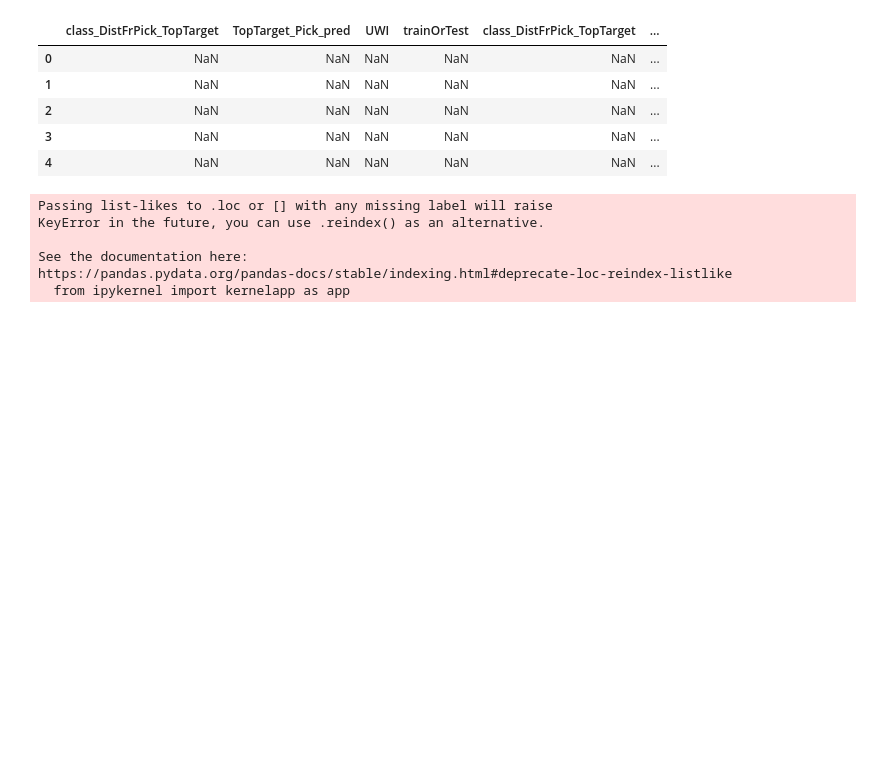
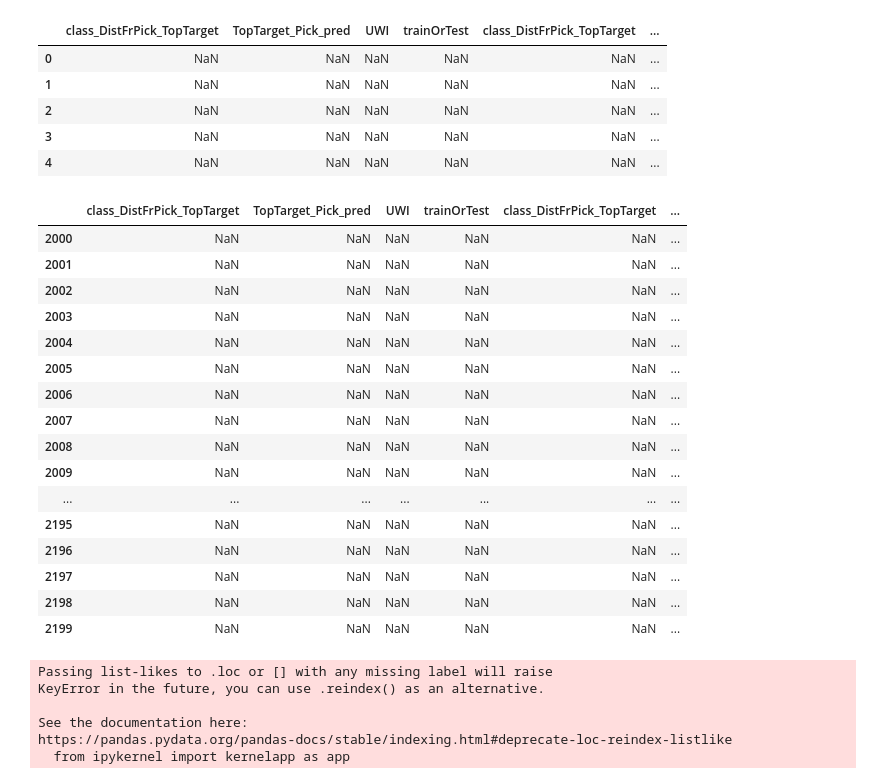
Before and after one commit to JustinGOSSES/MannvilleGroup_Strat_Hackathon, a Jupyter notebook: notebooks_2018/modular_redo/Machine_Learning/Machine_Learning_PostSplit_vG_AfterAbstractAAPG_vB.ipynb, the cells around one changed output. Saved outputs shown, nothing was run; the diff lists cells and outputs as text; code cells hidden in the pictures; blank space fills up the shorter version.

```diff
--- a/notebooks_2018/modular_redo/Machine_Learning/Machine_Learning_PostSplit_vG_AfterAbstractAAPG_vB.ipynb
+++ b/notebooks_2018/modular_redo/Machine_Learning/Machine_Learning_PostSplit_vG_AfterAbstractAAPG_vB.ipynb
@@ -1279,6 +1288,26 @@ test_df_wRegDistDiffPred.head()
 | 2 | NaN | NaN | NaN | NaN | NaN | ... |
 | 3 | NaN | NaN | NaN | NaN | NaN | ... |
 | 4 | NaN | NaN | NaN | NaN | NaN | ... |
+# %%
+test_df_wRegDistDiffPred[2000:2200]
+# %% [output]
+|  | class_DistFrPick_TopTarget | TopTarget_Pick_pred | UWI | trainOrTest | class_DistFrPick_TopTarget | ... |
+| 2000 | NaN | NaN | NaN | NaN | NaN | ... |
+| 2001 | NaN | NaN | NaN | NaN | NaN | ... |
+| 2002 | NaN | NaN | NaN | NaN | NaN | ... |
+| 2003 | NaN | NaN | NaN | NaN | NaN | ... |
+| 2004 | NaN | NaN | NaN | NaN | NaN | ... |
+| 2005 | NaN | NaN | NaN | NaN | NaN | ... |
+| 2006 | NaN | NaN | NaN | NaN | NaN | ... |
+| 2007 | NaN | NaN | NaN | NaN | NaN | ... |
+| 2008 | NaN | NaN | NaN | NaN | NaN | ... |
+| 2009 | NaN | NaN | NaN | NaN | NaN | ... |
+| ... | ... | ... | ... | ... | ... | ... |
+| 2195 | NaN | NaN | NaN | NaN | NaN | ... |
+| 2196 | NaN | NaN | NaN | NaN | NaN | ... |
+| 2197 | NaN | NaN | NaN | NaN | NaN | ... |
+| 2198 | NaN | NaN | NaN | NaN | NaN | ... |
+| 2199 | NaN | NaN | NaN | NaN | NaN | ... |
 # %%
 def findMin_TopTarget_Pred_RegressionDistDiffPred_byWell(df_merges,ColToMin):
     idx = df_merges.loc[df_merges.groupby(["UWI"])[ColToMin].idxmin()]
```
Also changed, not shown: parts of 7 cells of this notebook, 5 other files.
